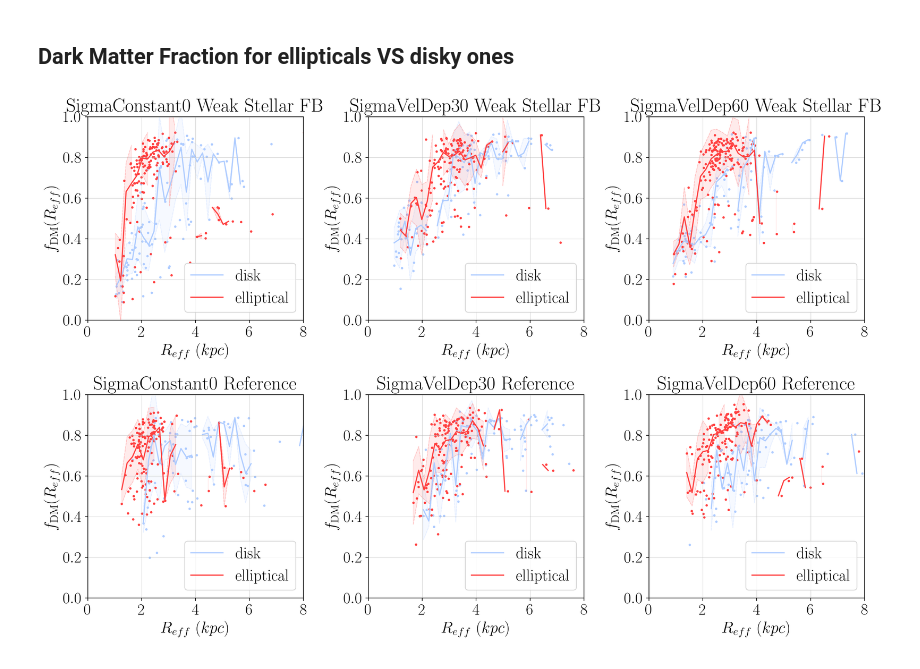
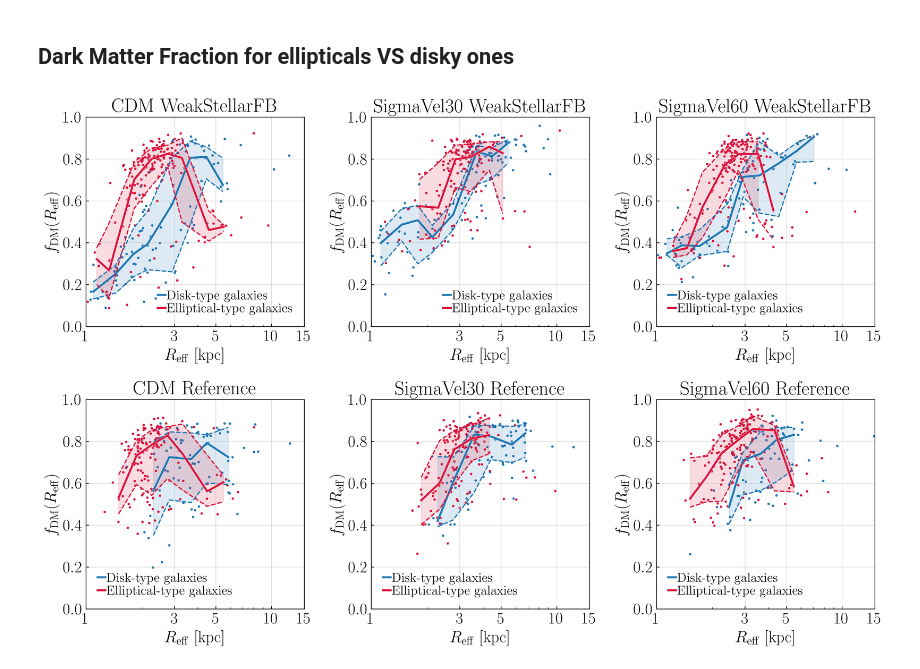
Before and after one commit to Annapreto23/TangoSIDM_DMFraction, a Jupyter notebook: data/TangoSIDM/fDM_plots.ipynb, the cells around one changed output. Drawn from its saved outputs; the diff is of its cells as text; code cells hidden in the pictures.

Commit message:
Adding minor comments to the TangoSIDM plots

```diff
--- a/data/TangoSIDM/fDM_plots.ipynb
+++ b/data/TangoSIDM/fDM_plots.ipynb
@@ -112,6 +112,23 @@ file_paths = ['Halo_data_L025N376WeakStellarFBSigmaVelDep60Anisotropic.hdf5',
               'Halo_data_L025N376ReferenceSigmaVelDep60Anisotropic.hdf5']
 
 file_names = ['WSFB60', 'WSFB30', 'WSFBconst', 'Ref60', 'Ref30', 'Refconst']
+# %%
+### Useful function to plot median relation with error bar
+
+def plot_median_relation(ax, bins, x, y, errorbars=True, color='grey',label='CDM'):
+    num_bins = len(bins)
+    indx = np.digitize(x, bins)
+    p_bins_medians = np.array([np.median(x[indx == idx]) for idx in np.arange(num_bins) if len(x[indx==idx])>3])
+    r_bins_medians = np.array([np.median(y[indx == idx]) for idx in np.arange(num_bins) if len(x[indx==idx])>3])
+    ax.plot(p_bins_medians, r_bins_medians, lw=3, color='white')
+    ax.plot(p_bins_medians, r_bins_medians, color=color, lw=2.5, label=label)
+
+    if errorbars:
+        r_bins_16 = np.array([np.percentile(y[indx == idx], 16) for idx in np.arange(num_bins) if len(x[indx==idx])>3]) # Here we request each bin to contain at least x galaxies
+        r_bins_84 = np.array([np.percentile(y[indx == idx], 84) for idx in np.arange(num_bins) if len(x[indx==idx])>3])
+        ax.plot(p_bins_medians, r_bins_16, '--', color=color)
+        ax.plot(p_bins_medians, r_bins_84, '--', color=color)
+        ax.fill_between(p_bins_medians, r_bins_16, r_bins_84, color=color, alpha=0.15,)
 # %% [markdown]
 ## Dark Matter Fraction as a function of the Stellar Mass
 # %%
@@ -243,12 +273,13 @@ file_paths = ['Halo_data_L025N376WeakStellarFBSigmaConstant00.hdf5',
               'Halo_data_L025N376ReferenceSigmaVelDep30Anisotropic.hdf5',
               'Halo_data_L025N376ReferenceSigmaVelDep60Anisotropic.hdf5']
 
-file_names = ['Weak Stellar FB', 'Weak Stellar FB', 'Weak Stellar FB', 'Reference', 'Reference', 'Reference']
-titles = ['SigmaConstant0', 'SigmaVelDep30', 'SigmaVelDep60', 'SigmaConstant0', 'SigmaVelDep30', 'SigmaVelDep60']
-colors = [(174/255, 204/255, 255/255), (1, 63/255, 63/255)]
+file_names = ['WeakStellarFB', 'WeakStellarFB', 'WeakStellarFB', 'Reference', 'Reference', 'Reference']
+titles = ['CDM', 'SigmaVel30', 'SigmaVel60', 'CDM', 'SigmaVel30', 'SigmaVel60']
+#colors = [(174/255, 204/255, 255/255), (1, 63/255, 63/255)]
+colors = ['tab:blue','crimson']
 
 # Create figure with 6 subplots
-fig, axs = plt.subplots(2, 3, figsize=(15, 10), dpi=200)
+fig, axs = plt.subplots(2, 3, figsize=(15, 10), dpi=300)
 
 for j, file_path in enumerate(file_paths):
     row = j // 3
@@ -257,55 +288,71 @@ for j, file_path in enumerate(file_paths):
     ax = axs[row, col]
 
 
-    ax.set_xlabel(r'$R_{eff}$ ($kpc$)')
-    ax.set_ylabel(r'$f_{\mathrm{DM}}(R_{eff})$')
+    ax.set_xlabel(r'$R_{\mathrm{eff}}$ [kpc]')
+    ax.set_ylabel(r'$f_{\mathrm{DM}}(R_{\mathrm{eff}})$')
     ax.set_ylim([0, 1])
-    ax.set_xlim([0, 8])
+    ax.set_xlim([1, 8]) # Better in log-scale
+    ax.set_xscale('log')
+
+    xticks = np.array([1,3,5,10,15]) # Let's play with the x-ticks
+    labels = ["1", "3", "5", "10", "15"]
+    ax.set_xticks(xticks)
+    ax.set_xticklabels(labels)
+
     ax.grid(linestyle='-', linewidth=0.3)
     ax.set_title(titles[j] + ' ' + file_names[j])
 
     # Plot data for disk
     halo_disk = classhalo(file_path, type='disk')
     i = np.where((10**halo_disk.Mstar<maxval) & (10**halo_disk.Mstar>minval))[0]
     Reff_disk = halo_disk.GalaxyHalfLightRadius[i]
     fDM_disk = halo_disk.fDM[:,i]
     f_disk = [np.interp(halo_disk.GalaxyHalfLightRadius[k], halo_disk.Velocity_radial_bins, fDM_disk[:, k]) for k in range(len(fDM_disk[0, :]))]
+    f_disk = np.array(f_disk)
 
     ax.scatter(Reff_disk, f_disk, c=colors[0])
 
-    bins_disk = np.arange(halo_disk.GalaxyHalfLightRadius.min(), halo_disk.GalaxyHalfLightRadius.max(), nb)
-    bin_means_disk, bin_edges_disk, _ = stats.binned_statistic(Reff_disk, f_disk, bins=bins_disk, statistic='median')
-    bin_std_disk, _, _ = stats.binned_statistic(Reff_disk, f_disk, bins=bins_disk, statistic='std')
+    bins = np.arange(np.log10(1), np.log10(8), 0.1) # Let's use same binning throughout
+    bins = 10**bins
+    plot_median_relation(ax, bins, Reff_disk, f_disk, errorbars=True, color=colors[0], label='Disk-type galaxies')
 
-    ax.plot(bin_edges_disk[:-1], bin_means_disk + bin_std_disk, '--', color=colors[0], linewidth=0.8, alpha=0.2)
-    ax.plot(bin_edges_disk[:-1], bin_means_disk - bin_std_disk, '--', color=colors[0], linewidth=0.8, alpha=0.2)
-    ax.plot(bin_edges_disk[:-1], bin_means_disk, linestyle='-', color=colors[0], label='disk')
-    ax.fill_between(bin_edges_disk[:-1], bin_means_disk - bin_std_disk, bin_means_disk + bin_std_disk, alpha=0.1, color=colors[0])
+    # bins_disk = np.arange(halo_disk.GalaxyHalfLightRadius.min(), halo_disk.GalaxyHalfLightRadius.max(), nb)
+    # bin_means_disk, bin_edges_disk, _ = stats.binned_statistic(Reff_disk, f_disk, bins=bins_disk, statistic='median')
+    # bin_std_disk, _, _ = stats.binned_statistic(Reff_disk, f_disk, bins=bins_disk, statistic='std')
+
+    # ax.plot(bin_edges_disk[:-1], bin_means_disk + bin_std_disk, '--', color=colors[0], linewidth=0.8, alpha=0.2)
+    # ax.plot(bin_edges_disk[:-1], bin_means_disk - bin_std_disk, '--', color=colors[0], linewidth=0.8, alpha=0.2)
+    # ax.plot(bin_edges_disk[:-1], bin_means_disk, linestyle='-', color=colors[0], label='disk')
+    # ax.fill_between(bin_edges_disk[:-1], bin_means_disk - bin_std_disk, bin_means_disk + bin_std_disk, alpha=0.1, color=colors[0])
 
     # Plot data for elliptical
     halo_elliptical = classhalo(file_path, type='elliptical')
     i = np.where((10**halo_elliptical.Mstar<maxval) & (10**halo_elliptical.Mstar>minval))[0]
     Reff_elliptical = halo_elliptical.GalaxyHalfLightRadius[i]
     fDM_elliptical = halo_elliptical.fDM[:,i]
     f_elliptical = [np.interp(halo_elliptical.GalaxyHalfLightRadius[k], halo_elliptical.Velocity_radial_bins, fDM_elliptical[:, k]) for k in range(len(fDM_elliptical[0, :]))]
 
     ax.scatter(Reff_elliptical, f_elliptical, c=colors[1])
-    bins_elliptical = np.arange(halo_elliptical.GalaxyHalfLightRadius.min(), halo_elliptical.GalaxyHalfLightRadius.max(), nb)
-    bin_means_elliptical, bin_edges_elliptical, _ = stats.binned_statistic(Reff_elliptical, f_elliptical, bins=bins_elliptical, statistic='median')
-    bin_std_elliptical, _, _ = stats.binned_statistic(Reff_elliptical, f_elliptical, bins=bins_elliptical, statistic='std')
+    f_elliptical = np.array(f_elliptical)
+    plot_median_relation(ax, bins, Reff_elliptical, f_elliptical, errorbars=True, color=colors[1], label='Elliptical-type galaxies')
 
-    ax.plot(bin_edges_elliptical[:-1], bin_means_elliptical + bin_std_elliptical, '--', color=colors[1], linewidth=0.8, alpha=0.2)
-    ax.plot(bin_edges_elliptical[:-1], bin_means_elliptical - bin_std_elliptical, '--', color=colors[1], linewidth=0.8, alpha=0.2)
-    ax.plot(bin_edges_elliptical[:-1], bin_means_elliptical, linestyle='-', color=colors[1], label='elliptical')
-    ax.fill_between(bin_edges_elliptical[:-1], bin_means_elliptical - bin_std_elliptical, bin_means_elliptical + bin_std_elliptical, alpha=0.1, color=colors[1])
+    # bins_elliptical = np.arange(halo_elliptical.GalaxyHalfLightRadius.min(), halo_elliptical.GalaxyHalfLightRadius.max(), nb)
+    # bin_means_elliptical, bin_edges_elliptical, _ = stats.binned_statistic(Reff_elliptical, f_elliptical, bins=bins_elliptical, statistic='median')
+    # bin_std_elliptical, _, _ = stats.binned_statistic(Reff_elliptical, f_elliptical, bins=bins_elliptical, statistic='std')
 
-    ax.legend()
+    # ax.plot(bin_edges_elliptical[:-1], bin_means_elliptical + bin_std_elliptical, '--', color=colors[1], linewidth=0.8, alpha=0.2)
+    # ax.plot(bin_edges_elliptical[:-1], bin_means_elliptical - bin_std_elliptical, '--', color=colors[1], linewidth=0.8, alpha=0.2)
+    # ax.plot(bin_edges_elliptical[:-1], bin_means_elliptical, linestyle='-', color=colors[1], label='elliptical')
+    # ax.fill_between(bin_edges_elliptical[:-1], bin_means_elliptical - bin_std_elliptical, bin_means_elliptical + bin_std_elliptical, alpha=0.1, color=colors[1])
+
+    ax.legend(labelspacing=0.1,handlelength=0.6,handletextpad=0.1,frameon=False,fontsize=16,columnspacing=0.5,ncol=1) # We can play with legend..
+    ax.tick_params(direction='in', axis='both', which='both', pad=4.5) # Minor thing
 
 plt.tight_layout()
 plt.savefig('fDMvsR_type.pdf')
 plt.savefig('fDMvsR_type.png')
 
 plt.show()
 # %% [output]
-[figure, old version]
+[figure, new version]
 # %%
```
Also changed, not shown: parts of 3 cells of this notebook, 9 other files.
